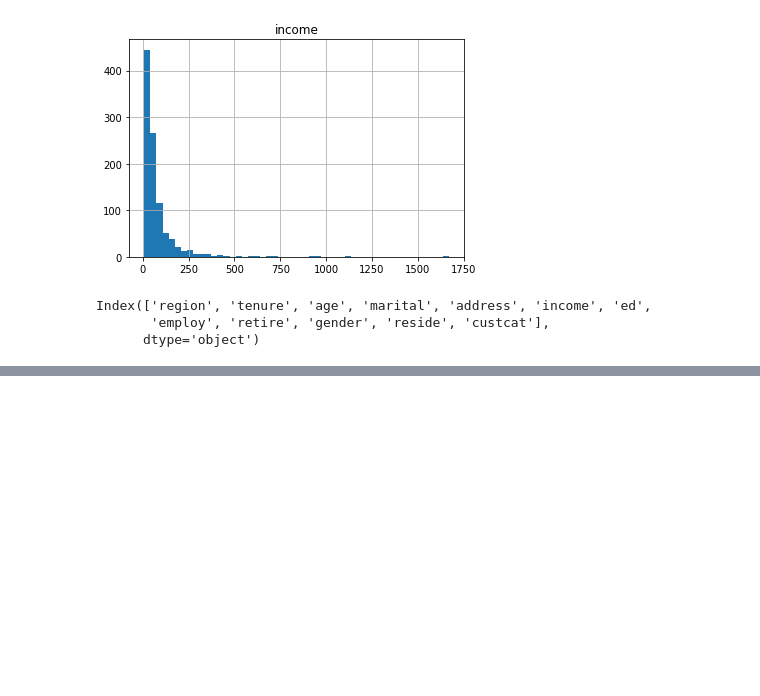
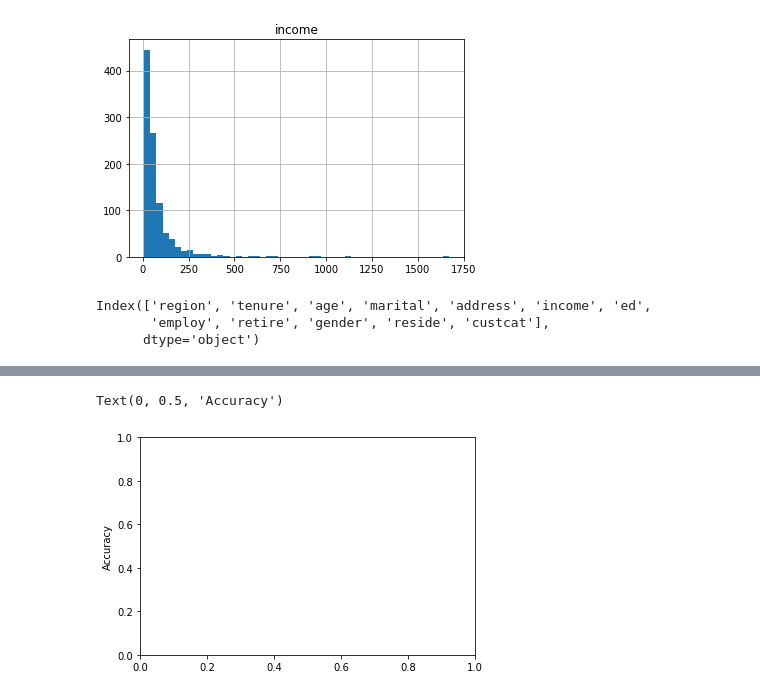
Before and after one commit to stivenramireza/machine-learning-models, a Jupyter notebook: classification/k_nearest_neighbors/k_nearest_neighbors.ipynb, the cells around one changed output, grey strips where cells are left out. Saved outputs shown, nothing was run; the diff lists cells and outputs as text; code cells hidden in the pictures; blank space fills up the shorter version.

```diff
--- a/classification/k_nearest_neighbors/k_nearest_neighbors.ipynb
+++ b/classification/k_nearest_neighbors/k_nearest_neighbors.ipynb
@@ -63,0 +214,5 @@ Index(['region', 'tenure', 'age', 'marital', 'address', 'income', 'ed',
+# %%
+plt.ylabel('Accuracy')
+# %% [output]
+Text(0, 0.5, 'Accuracy')
+[figure, added]
```
Also changed, not shown: parts of 40 cells of this notebook.
